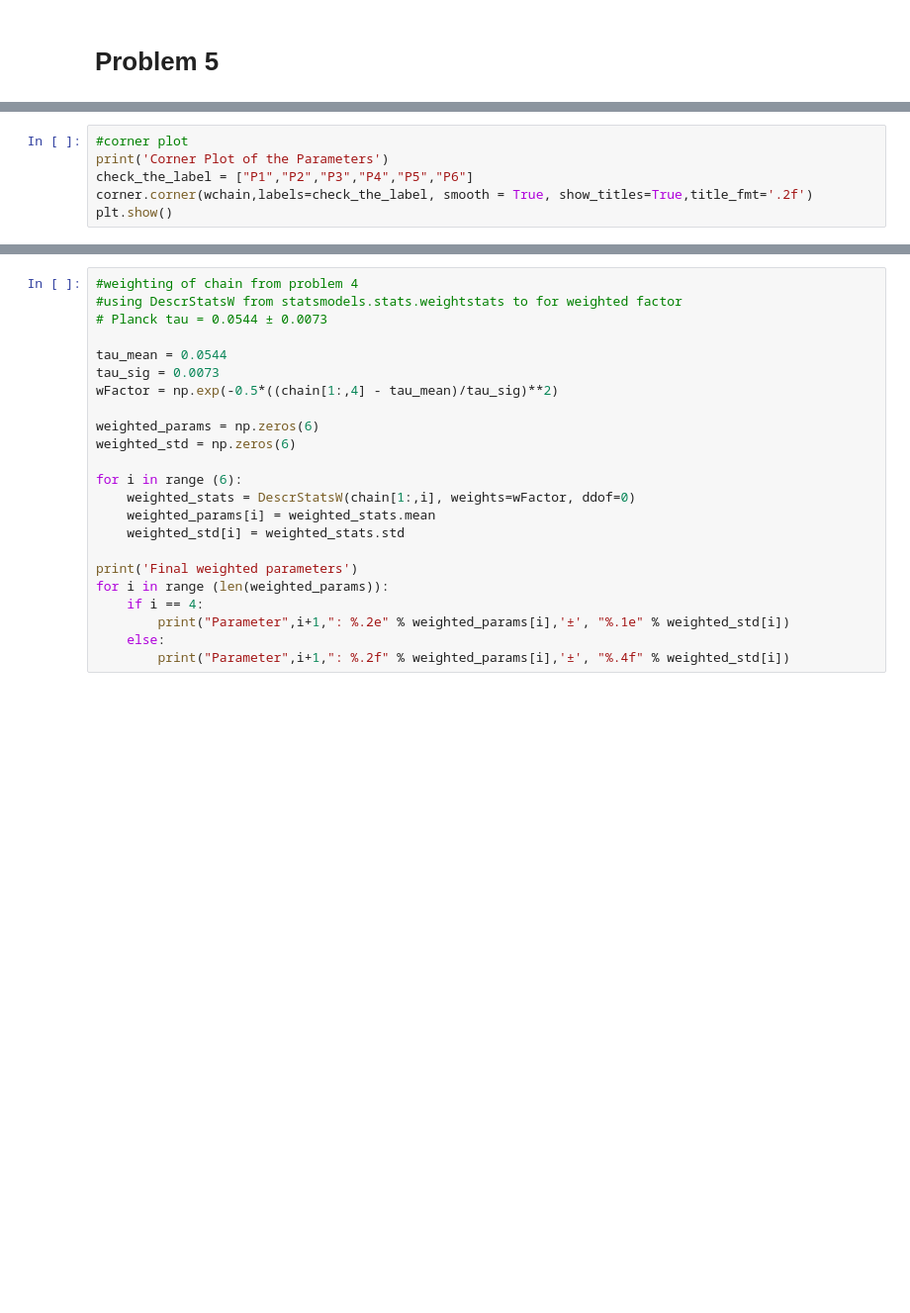
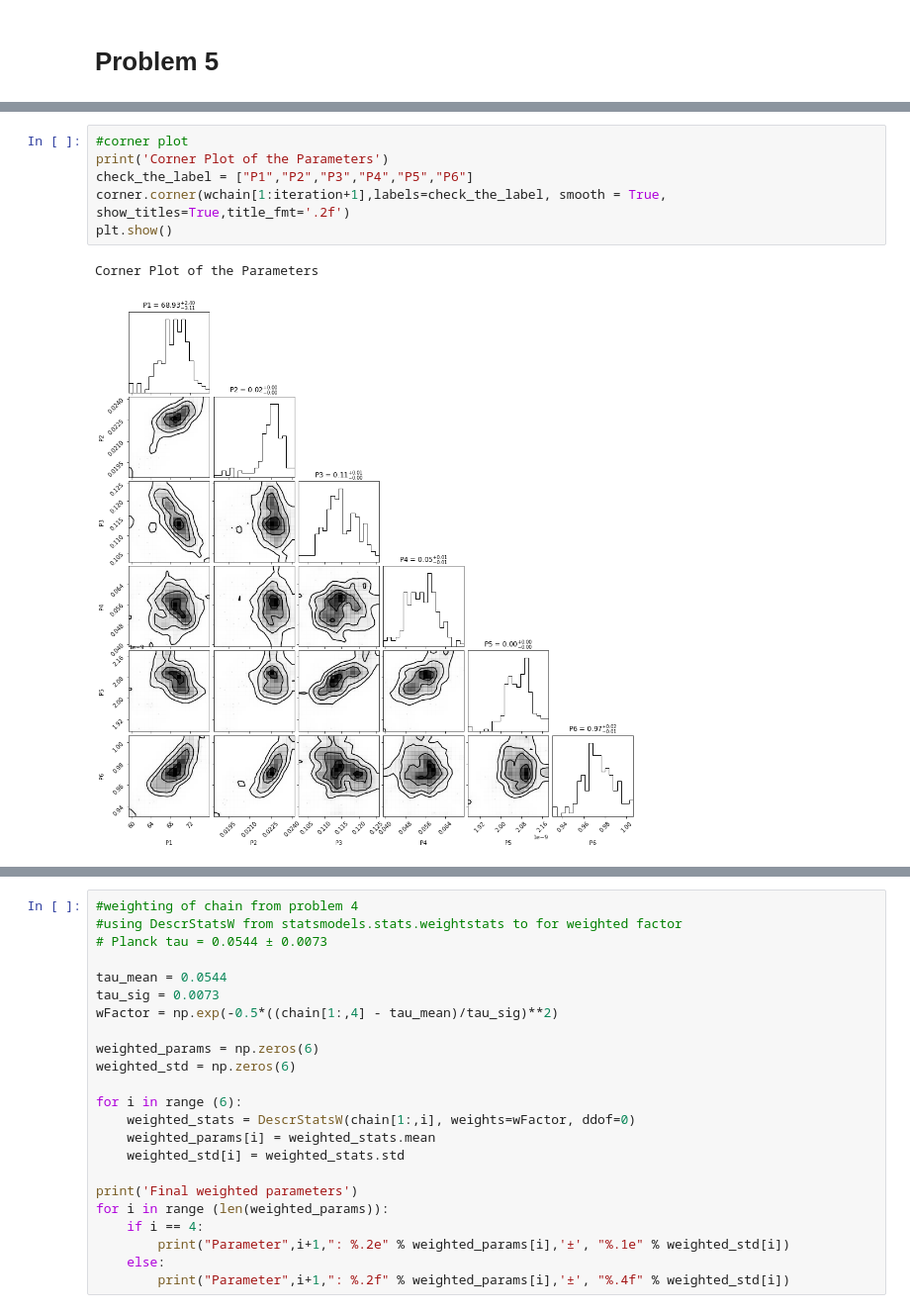
Before and after one commit to kinetic-kit/phys512, a Jupyter notebook: problem_sets/ProblemSet3.ipynb, the cells around one changed output, grey strips where cells are left out. Shown at 99% size. Cells and saved outputs as stored; diff of their text form; blank space fills up the shorter version.

```diff
--- a/problem_sets/ProblemSet3.ipynb
+++ b/problem_sets/ProblemSet3.ipynb
@@ -1051,6 +1124,9 @@ plt.show()
 # %%
 #corner plot
 print('Corner Plot of the Parameters')
 check_the_label = ["P1","P2","P3","P4","P5","P6"]
-corner.corner(wchain,labels=check_the_label, smooth = True, show_titles=True,title_fmt='.2f')
+corner.corner(wchain[1:iteration+1],labels=check_the_label, smooth = True, show_titles=True,title_fmt='.2f')
 plt.show()
+# %% [output]
+Corner Plot of the Parameters
+[figure, added]
```
Also changed, not shown: parts of 22 cells of this notebook.
